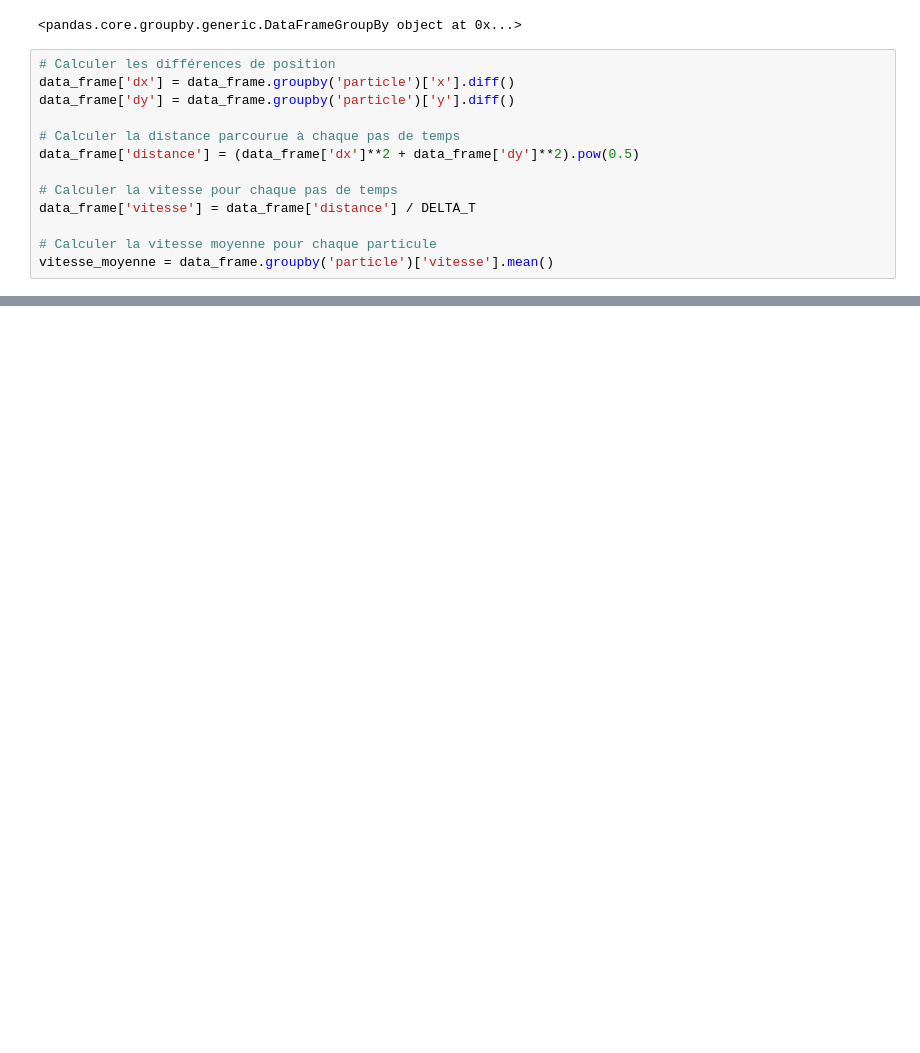
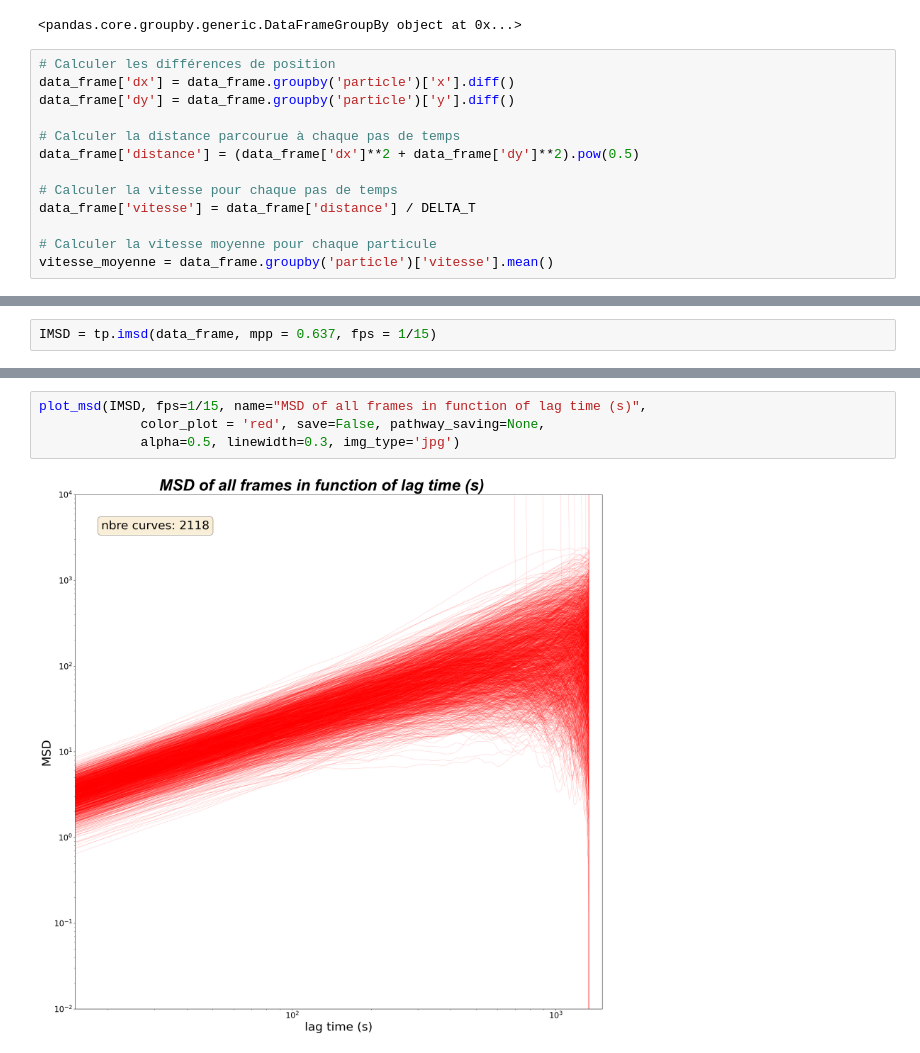
Before and after one commit to Alex-code-lab/particle_model, a Jupyter notebook: Modèle_Simu_particules.ipynb, the cells around one changed output, grey strips where cells are left out. Saved outputs shown, nothing was run; the diff lists cells and outputs as text; blank space fills up the shorter version.

```diff
--- a/Modèle_Simu_particules.ipynb
+++ b/Modèle_Simu_particules.ipynb
@@ -506,0 +495,2 @@ Name: vitesse, dtype: float64
+# %%
+IMSD = tp.imsd(data_frame, mpp = 0.637, fps = 1/15)
@@ -506,0 +564,6 @@ Name: vitesse, dtype: float64
+# %%
+plot_msd(IMSD, fps=1/15, name="MSD of all frames in function of lag time (s)",
+             color_plot = 'red', save=False, pathway_saving=None,
+             alpha=0.5, linewidth=0.3, img_type='jpg')
+# %% [output]
+[figure, added]
```
Also changed, not shown: parts of 13 cells of this notebook.
